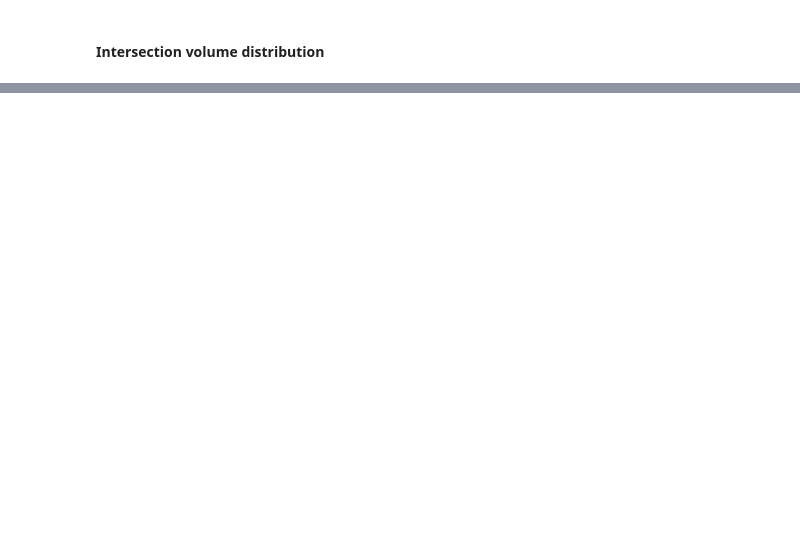
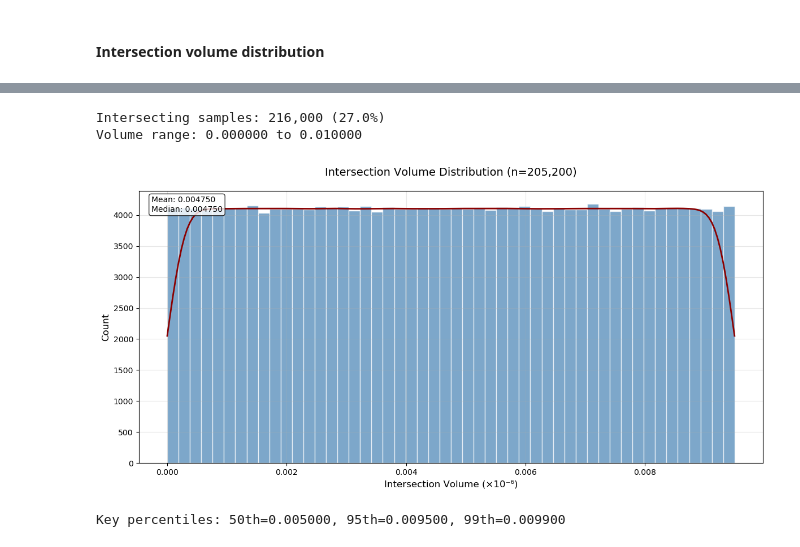
Before and after one commit to ErendiroPedro/tetrahedron_pair_ML, a Jupyter notebook: notebooks/data_analysis.ipynb, the cells around one changed output, grey strips where cells are left out. Saved outputs shown, nothing was run; the diff lists cells and outputs as text; code cells hidden in the pictures; blank space fills up the shorter version.

```diff
--- a/notebooks/data_analysis.ipynb
+++ b/notebooks/data_analysis.ipynb
@@ -348,0 +279,59 @@ plt.show()
+# %%
+# Intersection Volume Distribution
+intersecting_cases = tetrahedron_dataset[tetrahedron_dataset['IntersectionVolume'] > 0]
+
+if len(intersecting_cases) > 0:
+    scaling_factor = 1000000
+    volumes = intersecting_cases['IntersectionVolume'].to_numpy() / scaling_factor
+
+    print(f"Intersecting samples: {len(volumes):,} ({len(volumes)/len(tetrahedron_dataset)*100:.1f}%)")
+    print(f"Volume range: {volumes.min():.6f} to {volumes.max():.6f}")
+
+    # Single clean plot
+    plt.figure(figsize=(12, 6))
+
+    # Use 95th percentile to handle outliers
+    max_vol = np.percentile(volumes, 95)
+    volumes_clean = volumes[volumes <= max_vol]
+
+    # Simple histogram
+    plt.hist(volumes_clean, bins=50, color='steelblue', alpha=0.7, edgecolor='white')
+
+    # Add KDE for smoothness
+    kde = gaussian_kde(volumes_clean)
+    x = np.linspace(0, max_vol, 200)
+    plt.plot(x, kde(x) * len(volumes_clean) * (max_vol/50), 'darkred', lw=2)
+
+    # Clean formatting
+    plt.title(f'Intersection Volume Distribution (n={len(volumes_clean):,})', fontsize=14, pad=20)
+    plt.xlabel('Intersection Volume (×10⁻⁶)', fontsize=12)
+    plt.ylabel('Count', fontsize=12)
+    plt.grid(alpha=0.3)
+
+
+    plt.text(0.02, 0.98, f'Mean: {volumes_clean.mean():.6f}\nMedian: {np.median(volumes_clean):.6f}',
+             transform=plt.gca().transAxes, fontsize=10, verticalalignment='top',
+             bbox=dict(boxstyle='round,pad=0.3', facecolor='white', alpha=0.8))
+
+    plt.tight_layout()
+    plt.show()
+
+    # Essential percentiles
+    print(f"Key percentiles: 50th={np.percentile(volumes, 50):.6f}, "
+          f"95th={np.percentile(volumes, 95):.6f}, "
+          f"99th={np.percentile(volumes, 99):.6f}")
+
+else:
+    print("No intersecting cases found")
+    plt.figure(figsize=(8, 5))
+    plt.bar(['No Intersection', 'Intersection'],
+            [len(tetrahedron_dataset), 0],
+            color=['lightgray', 'steelblue'])
+    plt.title('Intersection Status Distribution')
+    plt.ylabel('Count')
+    plt.show()
+# %% [output]
+Intersecting samples: 216,000 (27.0%)
+Volume range: 0.000000 to 0.010000
+[figure, added]
+Key percentiles: 50th=0.005000, 95th=0.009500, 99th=0.009900
```
Also changed, not shown: parts of 8 cells of this notebook, 4 other files.
